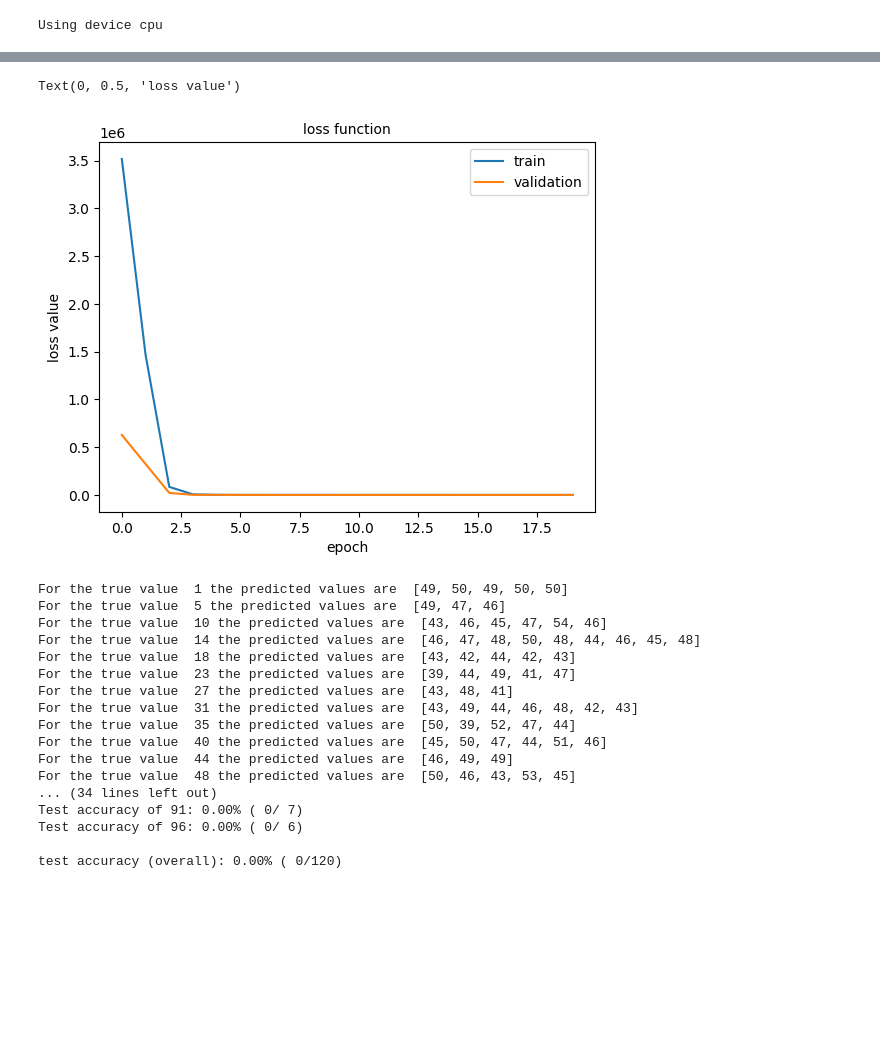
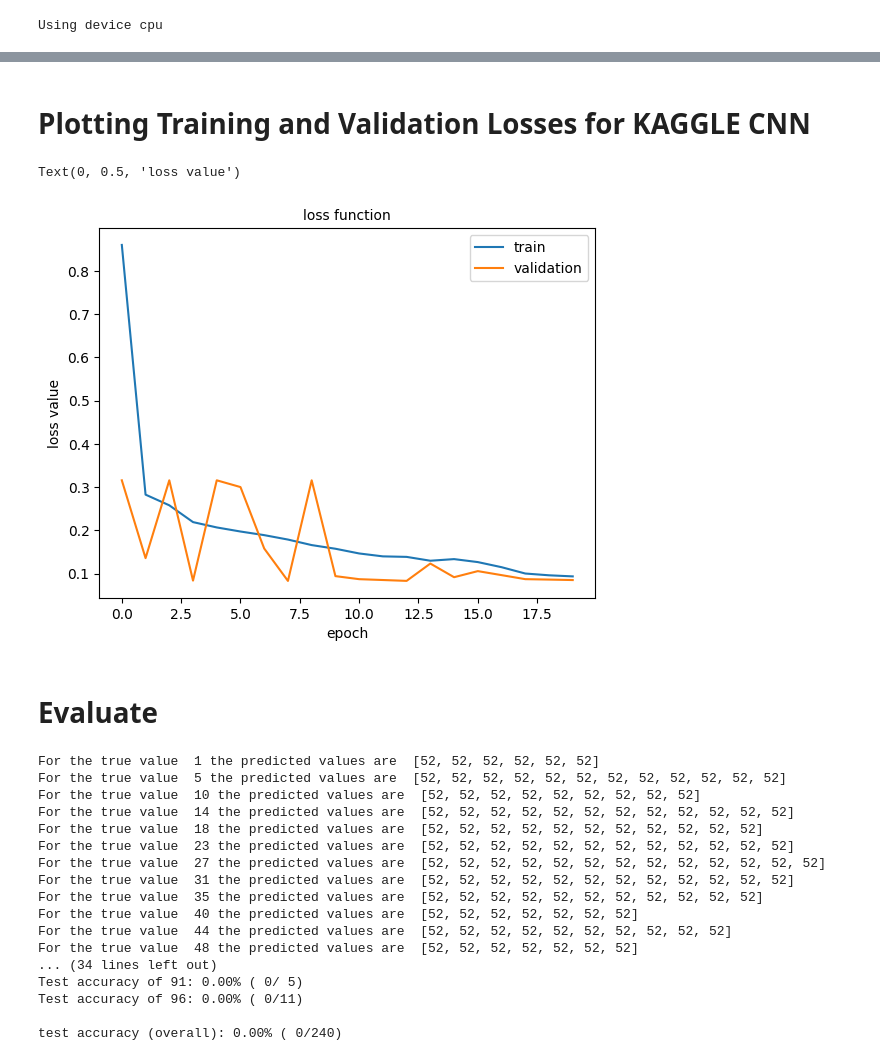
Before and after one commit to Faberra57/cobalt, a Jupyter notebook: CNN/cnn.ipynb, the cells around one changed output, grey strips where cells are left out. Saved outputs shown, nothing was run; the diff lists cells and outputs as text; code cells hidden in the pictures; blank space fills up the shorter version.

```diff
--- a/CNN/cnn.ipynb
+++ b/CNN/cnn.ipynb
@@ -476,0 +748,6 @@ tensor([[-0.0557]], grad_fn=<AddmmBackward0>)
+# %%
+# Visualize the item
+image, label = train_data.__getitem__(0)
+plt.imshow(image.permute(1, 2, 0), cmap='gray')
+plt.title(f'Label: {label}')
+plt.show()
@@ -502,7 +779,16 @@ optimizer = torch.optim.Adam(CNN_1.parameters(), lr=0.01)
+# %%
+# Define the loss function as Mean Squared Error Loss
+criterion = nn.MSELoss()
+
+# Alternatively, you can use Smooth L1 Loss by uncommenting the following line
+# criterion = nn.SmoothL1Loss()
+
+# Define the optimizer as Adam with a learning rate of 0.001
+optimizer = torch.optim.Adam(CNN_2.parameters(), lr=0.001)
 # %%
 n_epochs = 20 # number of epochs to train the model
 
-def training(n_epochs, train_loader, valid_loader, model, criterion, optimizer):
+def training(n_epochs, train_loader, valid_loader, model, criterion, optimizer, name):
 
   train_losses, valid_losses = [], []
   # initialize tracker for minimum validation loss
@@ -551,7 +837,7 @@ def training(n_epochs, train_loader, valid_loader, model, criterion, optimizer):
           print('validation loss decreased ({:.6f} --> {:.6f}).  Saving model ...'.format(
           valid_loss_min,
           valid_loss))
-          torch.save(model.state_dict(), 'model.pt')
+          torch.save(model.state_dict(), name)
           valid_loss_min = valid_loss
 
   return train_losses, valid_losses
@@ -558,3 +846,4 @@ def training(n_epochs, train_loader, valid_loader, model, criterion, optimizer):
 # %%
-train_losses, valid_losses=training(n_epochs, train_loader, valid_loader, CNN_1, criterion, optimizer)
+name= 'kagglemodel.pt'
+train_losses_k, valid_losses_k=training(n_epochs, train_loader, valid_loader, CNN_2, criterion, optimizer, name )
 # %% [output]
@@ -578,10 +867,12 @@ validation loss decreased (887208.598958 --> 848882.411458).  Saving model ...
+# %% [markdown]
+# Plotting Training and Validation Losses for KAGGLE CNN
 # %%
-plt.plot(range(n_epochs), train_losses)
-plt.plot(range(n_epochs), valid_losses)
+plt.plot(range(n_epochs), train_losses_k)
+plt.plot(range(n_epochs), valid_losses_k)
 plt.legend(['train', 'validation'], prop={'size': 10})
 plt.title('loss function', size=10)
 plt.xlabel('epoch', size=10)
 plt.ylabel('loss value', size=10)
 # %% [output]
 Text(0, 0.5, 'loss value')
-[figure, old version]
+[figure, new version]
@@ -635,20 +879,22 @@ def evaluation(model, test_loader, criterion):
+# %% [markdown]
+# Evaluate
 # %%
-evaluation( CNN_1, test_loader, criterion)
+evaluation( CNN_2, test_loader, criterion)
 # %% [output]
-For the true value  1 the predicted values are  [49, 50, 49, 50, 50]
-For the true value  5 the predicted values are  [49, 47, 46]
-For the true value  10 the predicted values are  [43, 46, 45, 47, 54, 46]
-For the true value  14 the predicted values are  [46, 47, 48, 50, 48, 44, 46, 45, 48]
-For the true value  18 the predicted values are  [43, 42, 44, 42, 43]
-For the true value  23 the predicted values are  [39, 44, 49, 41, 47]
-For the true value  27 the predicted values are  [43, 48, 41]
-For the true value  31 the predicted values are  [43, 49, 44, 46, 48, 42, 43]
-For the true value  35 the predicted values are  [50, 39, 52, 47, 44]
-For the true value  40 the predicted values are  [45, 50, 47, 44, 51, 46]
-For the true value  44 the predicted values are  [46, 49, 49]
-For the true value  48 the predicted values are  [50, 46, 43, 53, 45]
+For the true value  1 the predicted values are  [52, 52, 52, 52, 52, 52]
+For the true value  5 the predicted values are  [52, 52, 52, 52, 52, 52, 52, 52, 52, 52, 52, 52]
+For the true value  10 the predicted values are  [52, 52, 52, 52, 52, 52, 52, 52, 52]
+For the true value  14 the predicted values are  [52, 52, 52, 52, 52, 52, 52, 52, 52, 52, 52, 52]
+For the true value  18 the predicted values are  [52, 52, 52, 52, 52, 52, 52, 52, 52, 52, 52]
+For the true value  23 the predicted values are  [52, 52, 52, 52, 52, 52, 52, 52, 52, 52, 52, 52]
+For the true value  27 the predicted values are  [52, 52, 52, 52, 52, 52, 52, 52, 52, 52, 52, 52, 52]
+For the true value  31 the predicted values are  [52, 52, 52, 52, 52, 52, 52, 52, 52, 52, 52, 52]
+For the true value  35 the predicted values are  [52, 52, 52, 52, 52, 52, 52, 52, 52, 52, 52]
+For the true value  40 the predicted values are  [52, 52, 52, 52, 52, 52, 52]
+For the true value  44 the predicted values are  [52, 52, 52, 52, 52, 52, 52, 52, 52, 52]
+For the true value  48 the predicted values are  [52, 52, 52, 52, 52, 52, 52]
 ... (34 lines left out)
-Test accuracy of 91: 0.00% ( 0/ 7)
-Test accuracy of 96: 0.00% ( 0/ 6)
+Test accuracy of 91: 0.00% ( 0/ 5)
+Test accuracy of 96: 0.00% ( 0/11)
 
-test accuracy (overall): 0.00% ( 0/120)
+test accuracy (overall): 0.00% ( 0/240)
```
Also changed, not shown: parts of 68 cells of this notebook, 4 other files.
